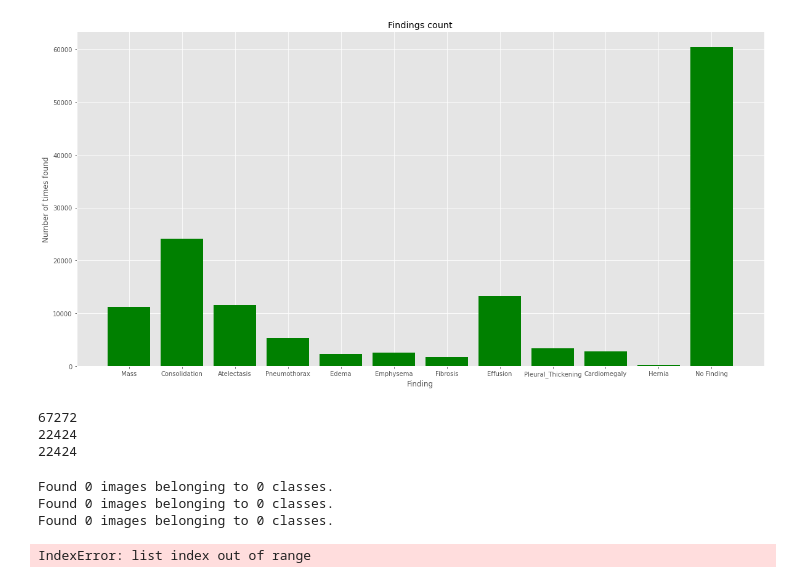
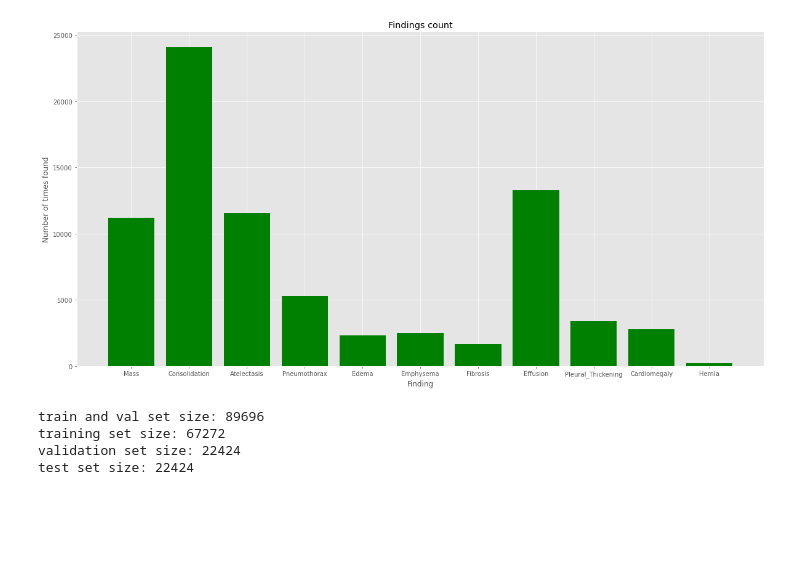
Before and after one commit to ericyzhou/CNN-X-Ray-Classifier, a Jupyter notebook: final_project.ipynb, the cells around one changed output. Cells and saved outputs as stored; diff of their text form; code cells hidden in the pictures; blank space fills up the shorter version.

```diff
--- a/final_project.ipynb
+++ b/final_project.ipynb
@@ -4,14 +2,14 @@ import numpy as np
 import pandas as pd
 import os
 from glob import glob
-pd.set_option('display.max_rows', 500)
 
-# Uploading CSV of results
-data_entries = pd.read_csv('data_entries.csv')
+# Uploading CSV
+data_entries = pd.read_csv('/kaggle/input/data/Data_Entry_2017.csv')
 data_entries = data_entries.drop(columns=['Patient Gender', 'Patient Age', 'View Position', 'Follow-up #', 'OriginalImagePixelSpacing[x', 'y]','OriginalImage[Width', 'Height]'])
 
 # Setting image paths in dataframe
-image_paths = {os.path.basename(x): x for x in glob('..\dataset\images*\images\*.png')}
+
+image_paths = {os.path.basename(x): x for x in glob('../input/data/images*/images/*.png')}
 data_entries['path'] = data_entries['Image Index'].map(image_paths.get)
 data_entries
 # %% [output]
@@ -52,7 +50,5 @@ new_col_names = ['Mass', 'Consolidation', 'Atelectasis', 'Pneumothorax', 'Edema'
 for name in new_col_names:
     data_entries[name] = data_entries['Finding Labels'].map(lambda result: 1.0 if name in result else 0)
 
-data_entries['findings_list'] = data_entries.apply(lambda target: [target[new_col_names].values], 1).map(lambda target: target[0])
-
 data_entries
 # %% [output]
@@ -72,82 +68,46 @@ data_entries
 # %%
 import matplotlib.pyplot as plt
 %matplotlib inline
 plt.style.use('ggplot')
 plt.rcParams['figure.figsize'] = (20,10)
 
 # Checking for data imbalance
-x = ['Mass', 'Consolidation', 'Atelectasis', 'Pneumothorax', 'Edema', 'Emphysema', 'Fibrosis', 'Effusion', 'Pleural_Thickening', 'Cardiomegaly', 'Hernia', 'No Finding']
-findings_count = [0, 0, 0, 0, 0, 0, 0, 0, 0, 0, 0, 0]
+x = ['Mass', 'Consolidation', 'Atelectasis', 'Pneumothorax', 'Edema', 'Emphysema', 'Fibrosis', 'Effusion', 'Pleural_Thickening', 'Cardiomegaly', 'Hernia']
+findings_count = [0, 0, 0, 0, 0, 0, 0, 0, 0, 0, 0]
 x_pos = [i for i, _ in enumerate(x)]
 
 def count_findings(findings):
     findings_list = findings.split('|')
     for finding in findings_list:
         for i in range(0, len(x)):
             if finding == x[i]:
                 findings_count[i] += 1
                 break
 
 data_entries['Finding Labels'].apply(count_findings)
 
 plt.bar(x_pos, findings_count, color='green')
 plt.xlabel('Finding')
 plt.ylabel('Number of times found')
 plt.title('Findings count')
 plt.xticks(x_pos, x)
 plt.show()
 # %% [output]
-[figure, old version]
+[figure, new version]
 # %%
-# TODO: Potential data leakage?
 from sklearn.model_selection import train_test_split
+
 train_and_test_set, val_set = train_test_split(data_entries, train_size=0.8, test_size=0.2, random_state=1111)
 train_set, test_set = train_test_split(train_and_test_set, train_size=0.75, test_size=0.25, random_state=1111)
 
-print(len(train_set))
-print(len(val_set))
-print(len(test_set))
+train_and_val_set, test_set = train_test_split(data_entries, train_size=0.8, test_size=0.2, random_state=1111)
+
+print('train and val set size: ' + str(len(train_and_val_set)))
+print('training set size: ' + str(len(train_set)))
+print('validation set size: ' + str(len(val_set)))
+print('test set size: ' + str(len(test_set)))
 # %% [output]
-67272
-22424
-22424
+train and val set size: 89696
+training set size: 67272
+validation set size: 22424
+test set size: 22424
-# %%
-import tensorflow as tf
-from tensorflow.keras import datasets, layers, models
-from tensorflow.keras.preprocessing.image import ImageDataGenerator
-
-# Image pre-processing
-# TODO: tweak values?
-data_generator = ImageDataGenerator(
-        rescale=1./255,
-        shear_range=0.2,
-        zoom_range=0.2,
-        rotation_range=20,
-        width_shift_range=0.2,
-        height_shift_range=0.2,
-        horizontal_flip=True)
-
-# Generate batches from entries
-# TODO: list index out of range
-def flow_from_dataframe(img_data_gen, in_df, path_col, y_col, **dflow_args):
-    base_dir = os.path.dirname(in_df[path_col].values[0])
-    df_gen = img_data_gen.flow_from_directory(base_dir, class_mode = 'sparse', **dflow_args)
-    df_gen.filenames = in_df[path_col].values
-    df_gen.classes = np.stack(in_df[y_col].values)
-    df_gen.samples = in_df.shape[0]
-    df_gen.n = in_df.shape[0]
-    df_gen._set_index_array()
-    df_gen.directory = ''
-    return df_gen
-
-image_size = (128, 128)
-train_gen = flow_from_dataframe(data_generator, train_set, path_col = 'path', y_col = 'findings_list', target_size = image_size, color_mode = 'grayscale')
-valid_gen = flow_from_dataframe(data_generator, val_set, path_col = 'path', y_col = 'findings_list', target_size = image_size, color_mode = 'grayscale')
-
-
-test_X, test_Y = next(flow_from_dataframe(data_generator, val_set, path_col = 'path', y_col = 'findings_list', target_size = image_size, color_mode = 'grayscale'))
-# %% [output]
-Found 0 images belonging to 0 classes.
-Found 0 images belonging to 0 classes.
-Found 0 images belonging to 0 classes.
-IndexError: list index out of range
```
Also changed, not shown: parts of 12 cells of this notebook.
